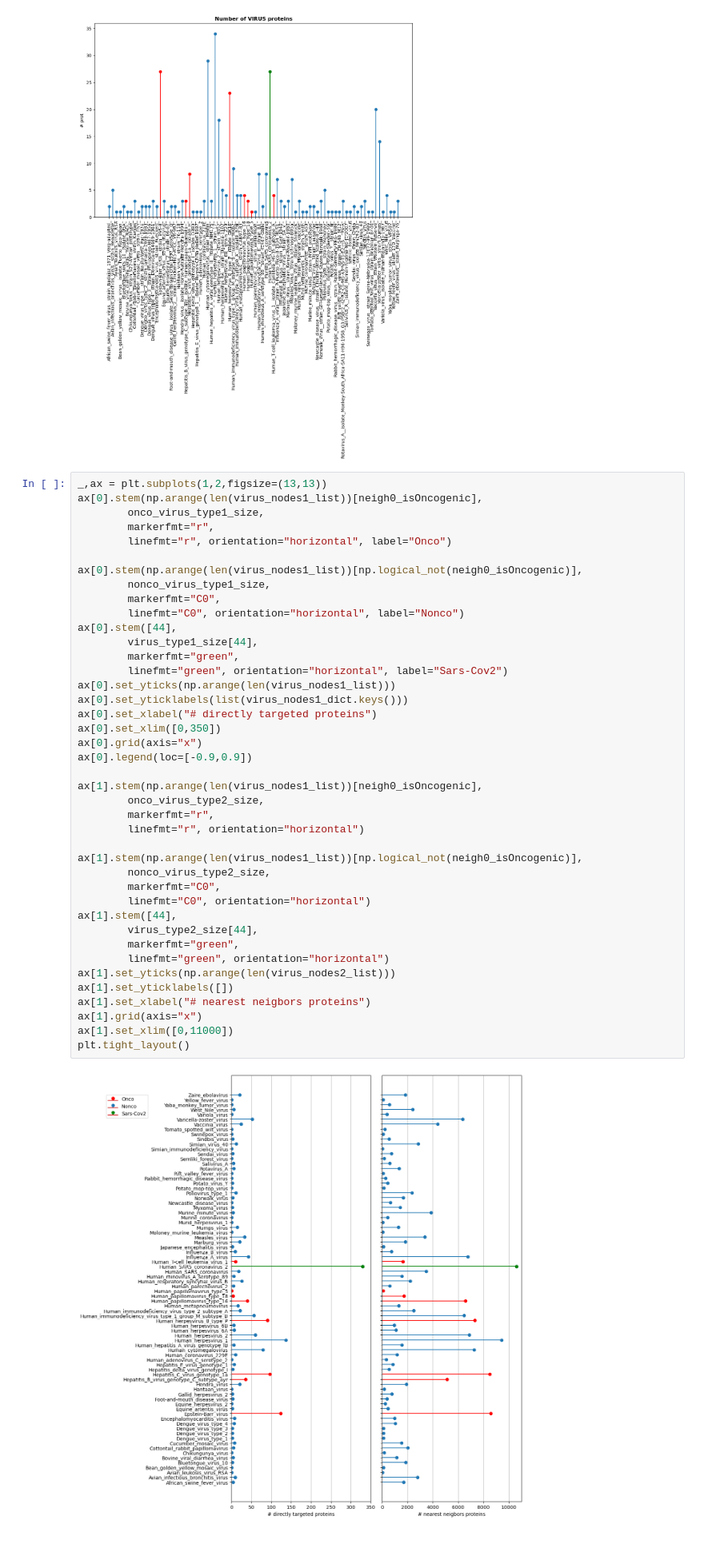
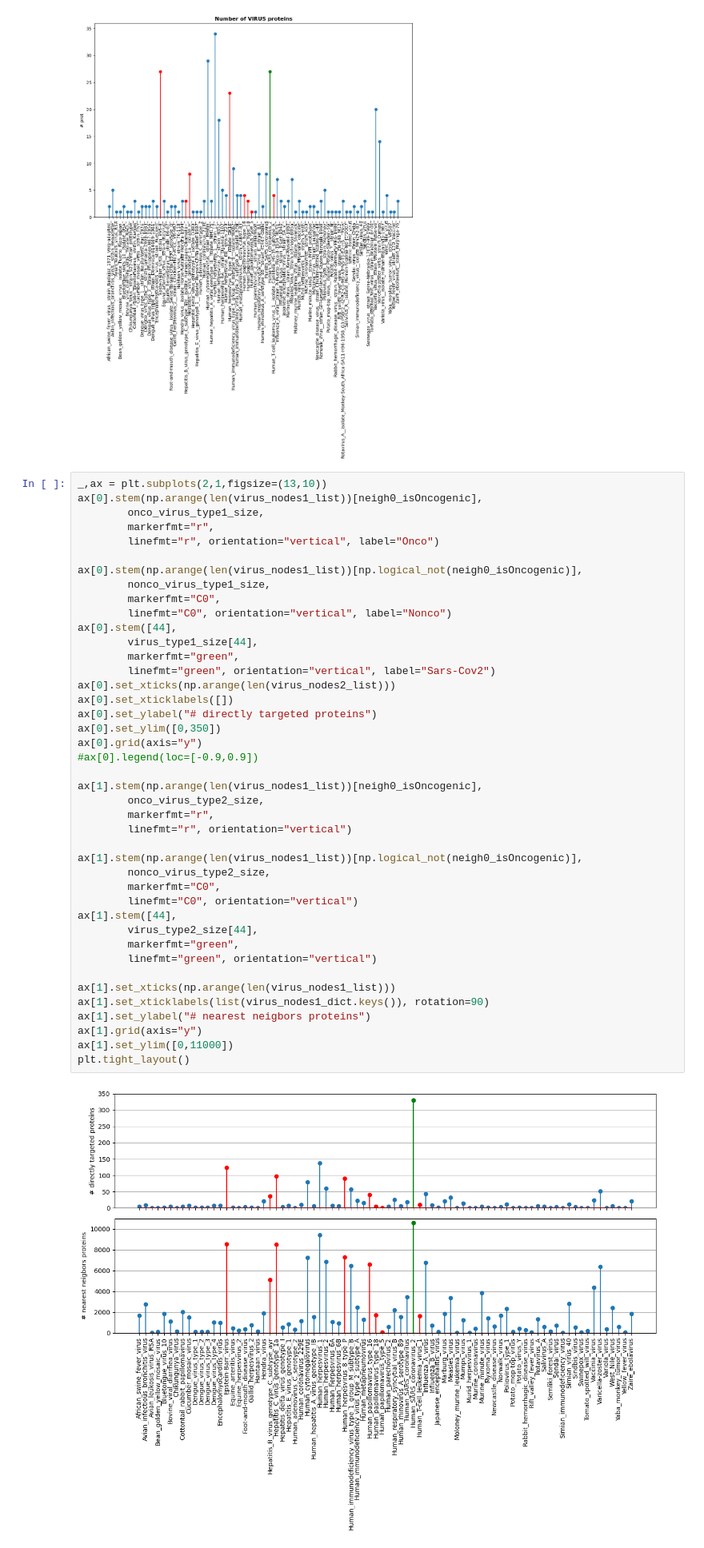
Before and after one commit to francescozambelli/OncoVirus_SarsCov2, a Jupyter notebook: Syntetic_Viruses.ipynb, the cells around one changed output. Shown at 80% size. Saved outputs shown, nothing was run; the diff lists cells and outputs as text.

```diff
--- a/Syntetic_Viruses.ipynb
+++ b/Syntetic_Viruses.ipynb
@@ -102,48 +102,49 @@ plt.tight_layout()
 # %% [output]
 [figure]
 # %%
-_,ax = plt.subplots(1,2,figsize=(13,13))
+_,ax = plt.subplots(2,1,figsize=(13,10))
 ax[0].stem(np.arange(len(virus_nodes1_list))[neigh0_isOncogenic],
         onco_virus_type1_size,
         markerfmt="r",
-        linefmt="r", orientation="horizontal", label="Onco")
+        linefmt="r", orientation="vertical", label="Onco")
 
 ax[0].stem(np.arange(len(virus_nodes1_list))[np.logical_not(neigh0_isOncogenic)],
         nonco_virus_type1_size,
         markerfmt="C0",
-        linefmt="C0", orientation="horizontal", label="Nonco")
+        linefmt="C0", orientation="vertical", label="Nonco")
 ax[0].stem([44],
         virus_type1_size[44],
         markerfmt="green",
-        linefmt="green", orientation="horizontal", label="Sars-Cov2")
-ax[0].set_yticks(np.arange(len(virus_nodes1_list)))
-ax[0].set_yticklabels(list(virus_nodes1_dict.keys()))
-ax[0].set_xlabel("# directly targeted proteins")
-ax[0].set_xlim([0,350])
-ax[0].grid(axis="x")
-ax[0].legend(loc=[-0.9,0.9])
+        linefmt="green", orientation="vertical", label="Sars-Cov2")
+ax[0].set_xticks(np.arange(len(virus_nodes2_list)))
+ax[0].set_xticklabels([])
+ax[0].set_ylabel("# directly targeted proteins")
+ax[0].set_ylim([0,350])
+ax[0].grid(axis="y")
+#ax[0].legend(loc=[-0.9,0.9])
 
 ax[1].stem(np.arange(len(virus_nodes1_list))[neigh0_isOncogenic],
         onco_virus_type2_size,
         markerfmt="r",
-        linefmt="r", orientation="horizontal")
+        linefmt="r", orientation="vertical")
 
 ax[1].stem(np.arange(len(virus_nodes1_list))[np.logical_not(neigh0_isOncogenic)],
         nonco_virus_type2_size,
         markerfmt="C0",
-        linefmt="C0", orientation="horizontal")
+        linefmt="C0", orientation="vertical")
 ax[1].stem([44],
         virus_type2_size[44],
         markerfmt="green",
-        linefmt="green", orientation="horizontal")
-ax[1].set_yticks(np.arange(len(virus_nodes2_list)))
-ax[1].set_yticklabels([])
-ax[1].set_xlabel("# nearest neigbors proteins")
-ax[1].grid(axis="x")
-ax[1].set_xlim([0,11000])
+        linefmt="green", orientation="vertical")
+
+ax[1].set_xticks(np.arange(len(virus_nodes1_list)))
+ax[1].set_xticklabels(list(virus_nodes1_dict.keys()), rotation=90)
+ax[1].set_ylabel("# nearest neigbors proteins")
+ax[1].grid(axis="y")
+ax[1].set_ylim([0,11000])
 plt.tight_layout()
 # %% [output]
-[figure, old version]
+[figure, new version]
 # %%
 np.delete(nonco_virus_type1_size,37).std()
 # %% [output]
```
Also changed, not shown: parts of 9 cells of this notebook, 2 other files.
